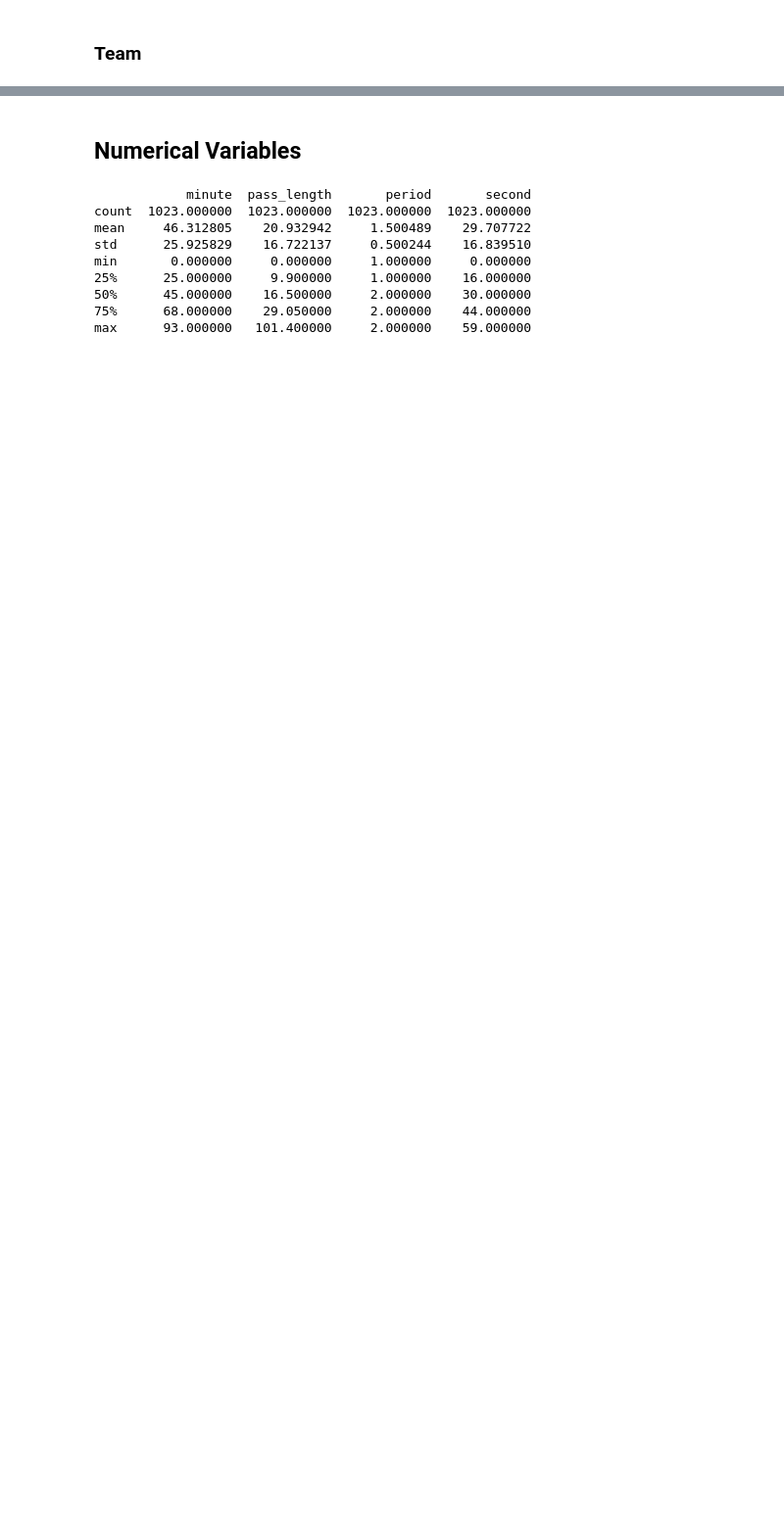
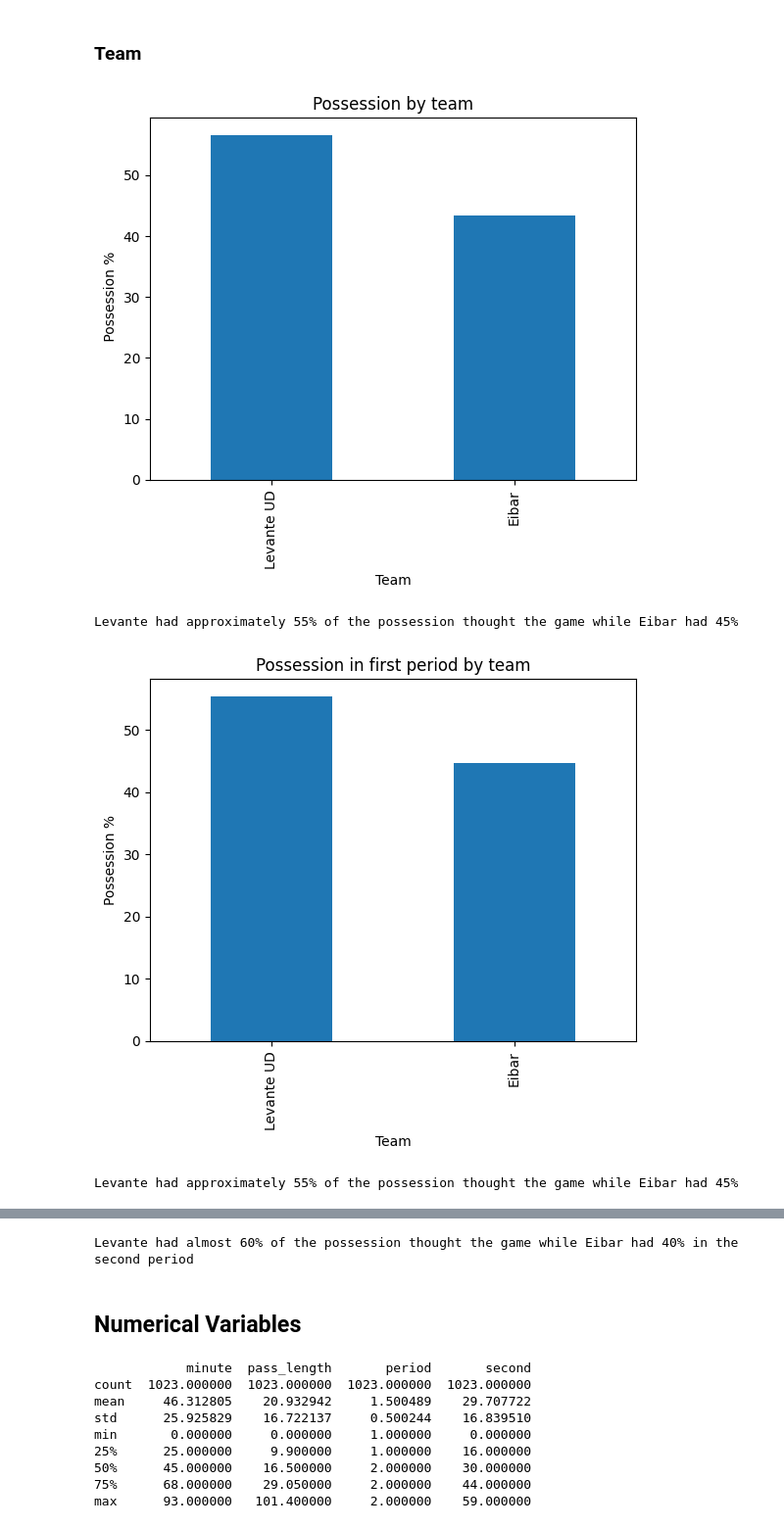
Before and after one commit to NojusMat/DataScience_CA2, a Jupyter notebook: NojusMatuseviciusDAProject.ipynb, the cells around one changed output, grey strips where cells are left out. Shown at 98% size. Saved outputs shown, nothing was run; the diff lists cells and outputs as text; code cells hidden in the pictures; blank space fills up the shorter version.

Commit message:
Univariate-Categorical -Team

```diff
--- a/NojusMatuseviciusDAProject.ipynb
+++ b/NojusMatuseviciusDAProject.ipynb
@@ -405,2 +424,42 @@ From all shots taken approximately 35% are on target, 30% are off target and 35%
 # %% [markdown]
 ### Team
+# %%
+#________________________________________Shot technique_______________________________________________________
+
+# Calculate the total time a team had possession of the ball
+team_count = data['team'].value_counts(normalize=True)*100
+team_count.plot.bar()
+plt.title("Possession by team")
+plt.xlabel("Team")
+plt.ylabel(" Possession %")
+plt.show() #Show the plot
+print("Levante had approximately 55% of the possession thought the game while Eibar had 45%")
+
+
+#Filtering the team by first period
+filtered_team_period = data[data['period'] == 1]
+# Calculate the percentage of each duel outcome probability.
+team_possesion1 = filtered_team_period['team'].value_counts(normalize=True)*100
+team_possesion1.plot.bar()
+plt.title("Possession in first period by team")
+plt.xlabel("Team")
+plt.ylabel("Possession %")
+plt.show() #Show the plot
+print("Levante had approximately 55% of the possession thought the game while Eibar had 45%")
+
+
+#Filtering the team by second period
+filtered_team_period = data[data['period'] == 2]
+# Calculate the percentage of each duel outcome probability.
+team_possesion2 = filtered_team_period['team'].value_counts(normalize=True)*100
+team_possesion2.plot.bar()
+plt.title("Possession in second period by team")
+plt.xlabel("Team")
+plt.ylabel("Possession %")
+plt.show() #Show the plot
+print("Levante had almost 60% of the possession thought the game while Eibar had 40% in the second period")
+# %% [output]
+[figure, added]
+Levante had approximately 55% of the possession thought the game while Eibar had 45%
+[figure, added]
+Levante had approximately 55% of the possession thought the game while Eibar had 45%
@@ -407,3 +467,4 @@ From all shots taken approximately 35% are on target, 30% are off target and 35%
+Levante had almost 60% of the possession thought the game while Eibar had 40% in the second period
 # %% [markdown]
 ## Numerical Variables
 # %%
```
Also changed, not shown: parts of 7 cells of this notebook.
